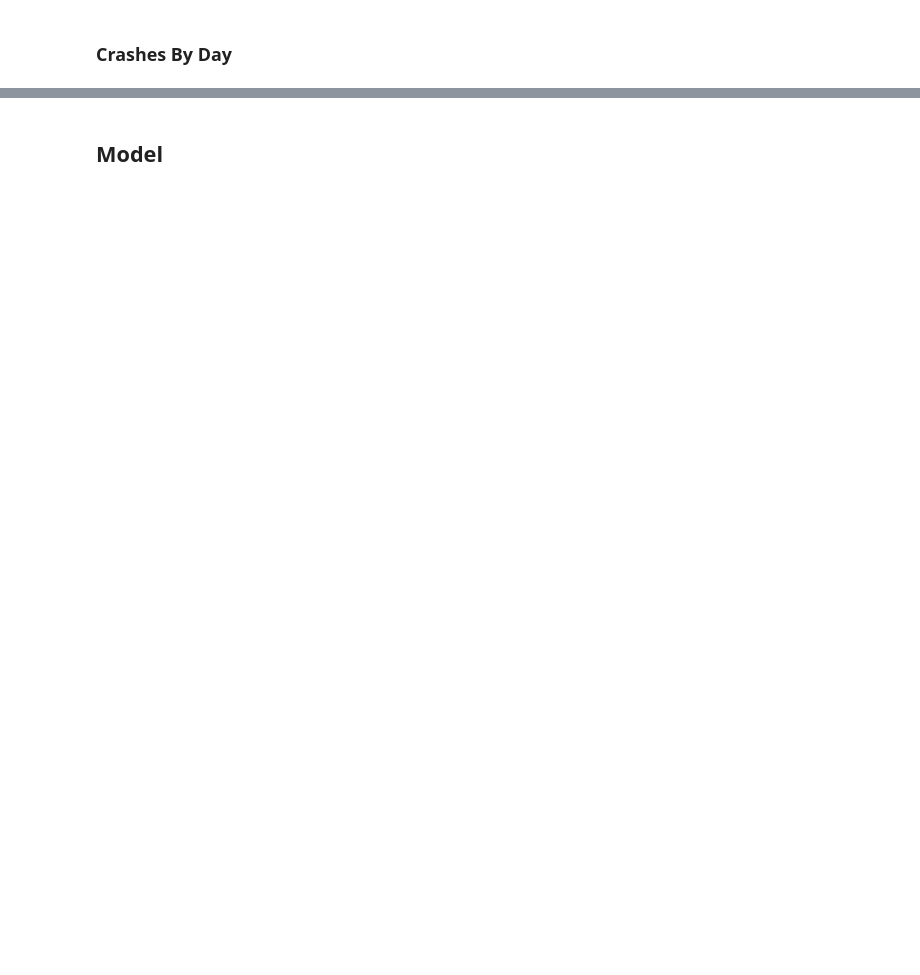
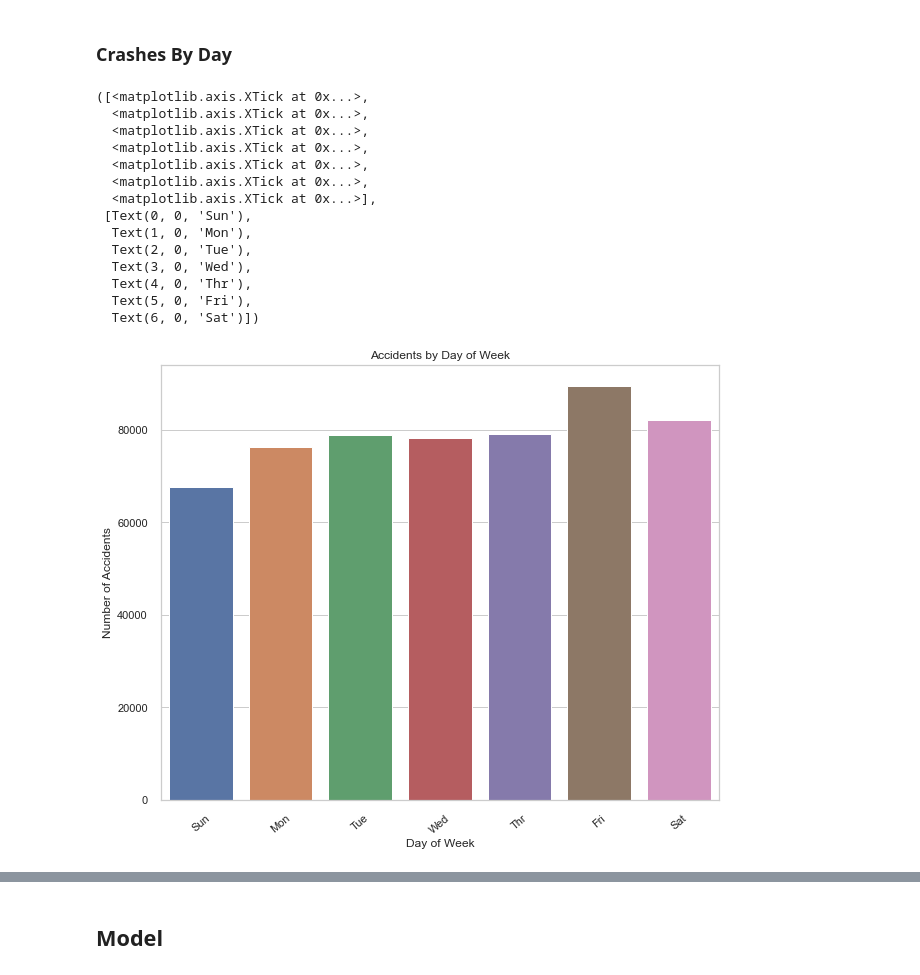
Before and after one commit to alexcasey92/Crash-Severity-Prediction, a Jupyter notebook: technical_notebook.ipynb, the cells around one changed output, grey strips where cells are left out. Saved outputs shown, nothing was run; the diff lists cells and outputs as text; code cells hidden in the pictures; blank space fills up the shorter version.

Commit message:
Data viz

```diff
--- a/technical_notebook.ipynb
+++ b/technical_notebook.ipynb
@@ -837,2 +536,27 @@ Index(['POSTED_SPEED_LIMIT', 'TRAFFIC_CONTROL_DEVICE', 'WEATHER_CONDITION',
+# %%
+#counterplot of CRASH_DAY_OF_WEEK
+plt.figure(figsize=(10,8))
+sns.countplot(x= "CRASH_DAY_OF_WEEK" , data=crashes)
+plt.title('Accidents by Day of Week')
+plt.xlabel('Day of Week')
+plt.ylabel('Number of Accidents')
+plt.xticks(np.arange(7), ('Sun','Mon','Tue','Wed','Thr','Fri','Sat'),
+           rotation=40)
+# %% [output]
+([<matplotlib.axis.XTick at 0x...>,
+  <matplotlib.axis.XTick at 0x...>,
+  <matplotlib.axis.XTick at 0x...>,
+  <matplotlib.axis.XTick at 0x...>,
+  <matplotlib.axis.XTick at 0x...>,
+  <matplotlib.axis.XTick at 0x...>,
+  <matplotlib.axis.XTick at 0x...>],
+ [Text(0, 0, 'Sun'),
+  Text(1, 0, 'Mon'),
+  Text(2, 0, 'Tue'),
+  Text(3, 0, 'Wed'),
+  Text(4, 0, 'Thr'),
+  Text(5, 0, 'Fri'),
+  Text(6, 0, 'Sat')])
+[figure, added]
 # %%
 #crashes.info()
```
Also changed, not shown: parts of 32 cells of this notebook, 1 other file.
